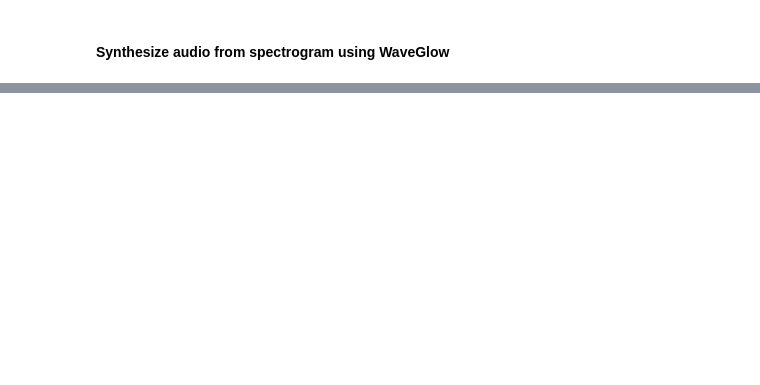
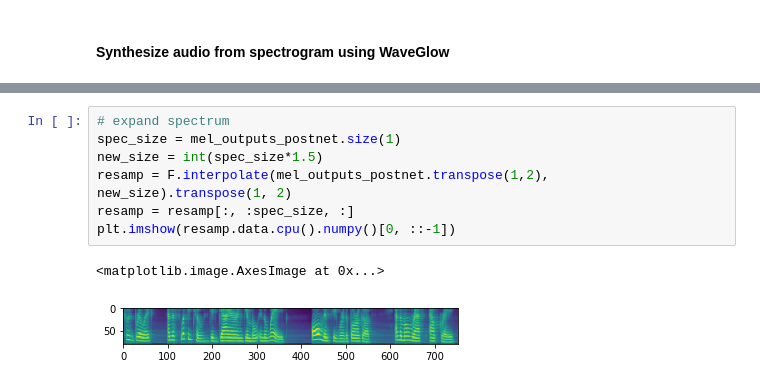
Before and after one commit to victor-shepardson/tacotron2, a Jupyter notebook: inference.ipynb, the cells around one changed output, grey strips where cells are left out. Saved outputs shown, nothing was run; the diff lists cells and outputs as text; blank space fills up the shorter version.

```diff
--- a/inference.ipynb
+++ b/inference.ipynb
@@ -103,0 +157,10 @@ ipd.Audio(audio[0].data.cpu().numpy(), rate=hparams.sampling_rate)
+# %%
+# expand spectrum
+spec_size = mel_outputs_postnet.size(1)
+new_size = int(spec_size*1.5)
+resamp = F.interpolate(mel_outputs_postnet.transpose(1,2), new_size).transpose(1, 2)
+resamp = resamp[:, :spec_size, :]
+plt.imshow(resamp.data.cpu().numpy()[0, ::-1])
+# %% [output]
+<matplotlib.image.AxesImage at 0x...>
+[figure, added]
```
Also changed, not shown: parts of 36 cells of this notebook, 1 other file.
